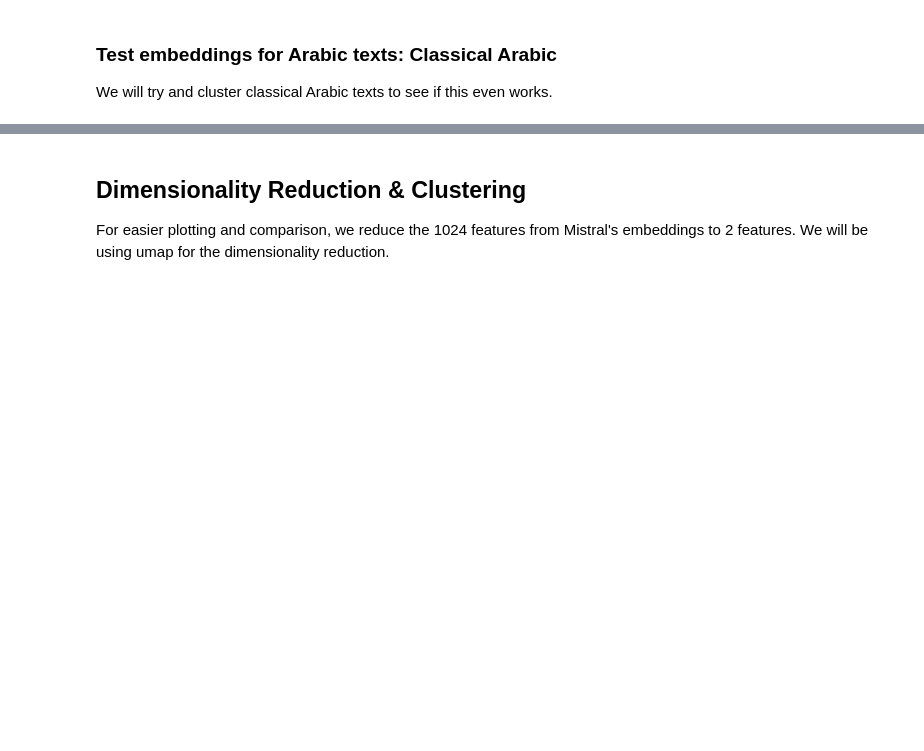
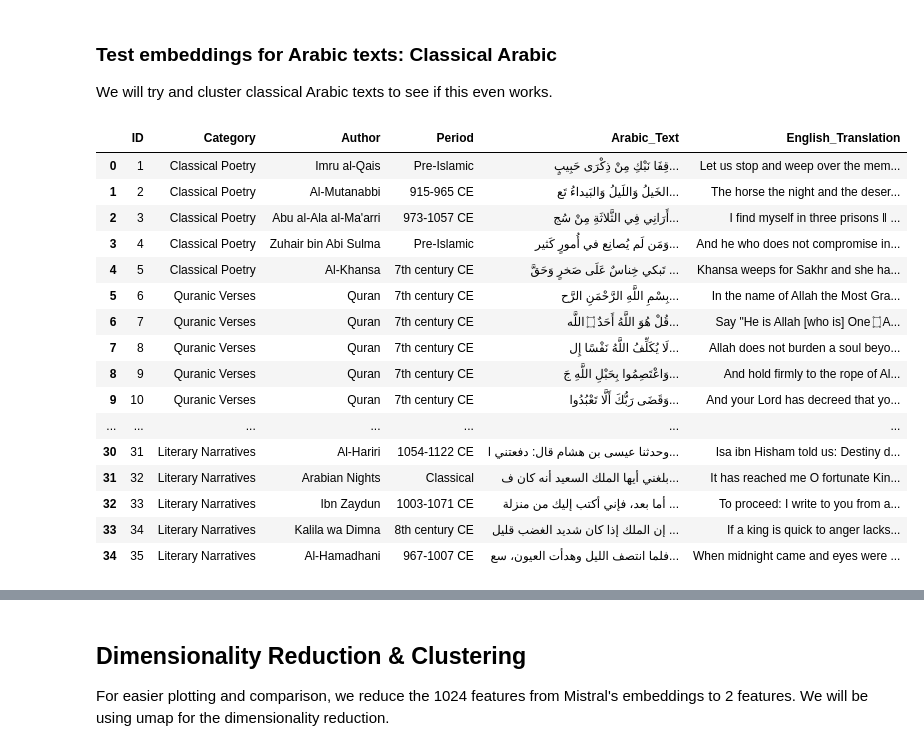
Before and after one commit to thomjur/a01-clustering-sc1-1, a Jupyter notebook: Clustering.ipynb, the cells around one changed output, grey strips where cells are left out. Cells and saved outputs as stored; diff of their text form; code cells hidden in the pictures; blank space fills up the shorter version.

```diff
--- a/Clustering.ipynb
+++ b/Clustering.ipynb
@@ -283,7 +362,25 @@ We will try and cluster classical Arabic texts to see if this even works.
 # Loading test data
 df_test = pd.read_csv("classical-arabic-testdata.csv")
 # %%
-df_test.head()
+df_test
+# %% [output]
+|  | ID | Category | Author | Period | Arabic_Text | English_Translation |
+| 0 | 1 | Classical Poetry | Imru al-Qais | Pre-Islamic | قِفَا نَبْكِ مِنْ ذِكْرَى حَبِيبٍ... | Let us stop and weep over the mem... |
+| 1 | 2 | Classical Poetry | Al-Mutanabbi | 915-965 CE | الخَيلُ وَاللَيلُ وَالبَيداءُ تَع... | The horse the night and the deser... |
+| 2 | 3 | Classical Poetry | Abu al-Ala al-Ma'arri | 973-1057 CE | أَرَانِي فِي الثَّلاثَةِ مِنْ سُج... | I find myself in three prisons ‖ ... |
+| 3 | 4 | Classical Poetry | Zuhair bin Abi Sulma | Pre-Islamic | وَمَن لَم يُصانِع في أُمورٍ كَثير... | And he who does not compromise in... |
+| 4 | 5 | Classical Poetry | Al-Khansa | 7th century CE | تَبكي خِناسٌ عَلَى صَخرٍ وَحَقَّ ... | Khansa weeps for Sakhr and she ha... |
+| 5 | 6 | Quranic Verses | Quran | 7th century CE | بِسْمِ اللَّهِ الرَّحْمَنِ الرَّح... | In the name of Allah the Most Gra... |
+| 6 | 7 | Quranic Verses | Quran | 7th century CE | قُلْ هُوَ اللَّهُ أَحَدٌ ۝ اللَّه... | Say "He is Allah [who is] One ۝ A... |
+| 7 | 8 | Quranic Verses | Quran | 7th century CE | لَا يُكَلِّفُ اللَّهُ نَفْسًا إِل... | Allah does not burden a soul beyo... |
+| 8 | 9 | Quranic Verses | Quran | 7th century CE | وَاعْتَصِمُوا بِحَبْلِ اللَّهِ جَ... | And hold firmly to the rope of Al... |
+| 9 | 10 | Quranic Verses | Quran | 7th century CE | وَقَضَى رَبُّكَ أَلَّا تَعْبُدُوا... | And your Lord has decreed that yo... |
+| ... | ... | ... | ... | ... | ... | ... |
+| 30 | 31 | Literary Narratives | Al-Hariri | 1054-1122 CE | وحدثنا عيسى بن هشام قال: دفعتني ا... | Isa ibn Hisham told us: Destiny d... |
+| 31 | 32 | Literary Narratives | Arabian Nights | Classical | بلغني أيها الملك السعيد أنه كان ف... | It has reached me O fortunate Kin... |
+| 32 | 33 | Literary Narratives | Ibn Zaydun | 1003-1071 CE | أما بعد، فإني أكتب إليك من منزلة ... | To proceed: I write to you from a... |
+| 33 | 34 | Literary Narratives | Kalila wa Dimna | 8th century CE | إن الملك إذا كان شديد الغضب قليل ... | If a king is quick to anger lacks... |
+| 34 | 35 | Literary Narratives | Al-Hamadhani | 967-1007 CE | فلما انتصف الليل وهدأت العيون، سع... | When midnight came and eyes were ... |
 # %%
 text_list = df_test["Arabic_Text"].tolist()
 # %%
```
Also changed, not shown: parts of 24 cells of this notebook, 3 other files.
